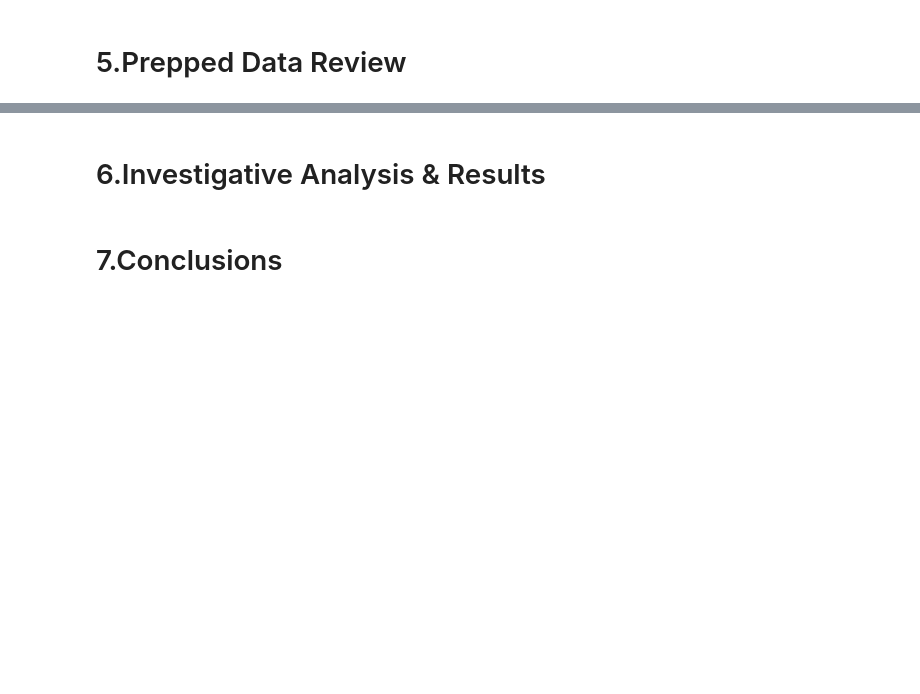
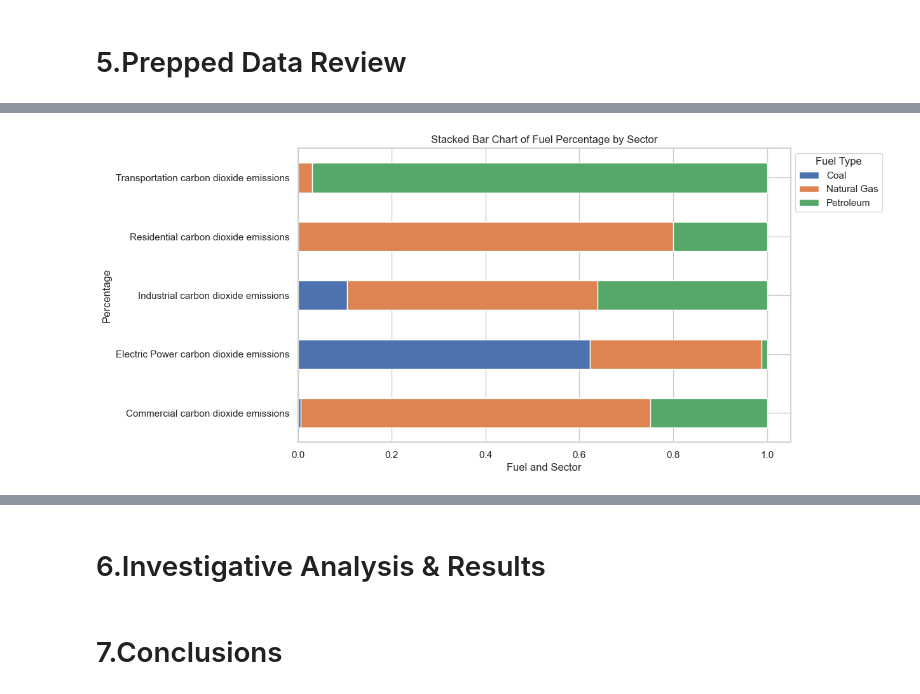
Before and after one commit to Zhengnan817/Final-Project-Carbon-dioxide-emission, a Jupyter notebook: carbon_emission.ipynb, the cells around one changed output, grey strips where cells are left out. Saved outputs shown, nothing was run; the diff lists cells and outputs as text; code cells hidden in the pictures; blank space fills up the shorter version.

```diff
--- a/carbon_emission.ipynb
+++ b/carbon_emission.ipynb
@@ -388,0 +391,3 @@ df_gdp_c = cleaner_gdp.delete_columns(columns_to_exclude,df_gdp_c)
+# %%
+df_co2_c = cleaner_co2.filter_co2()
+df_co2_c
@@ -413,0 +478,5 @@ eda_gdp.bar_chart()
+# %%
+eda_gdp=Prepped(df_co2_c)
+eda_gdp.fuel_sector_percen()
+# %% [output]
+[figure, added]
```
Also changed, not shown: parts of 37 cells of this notebook.
